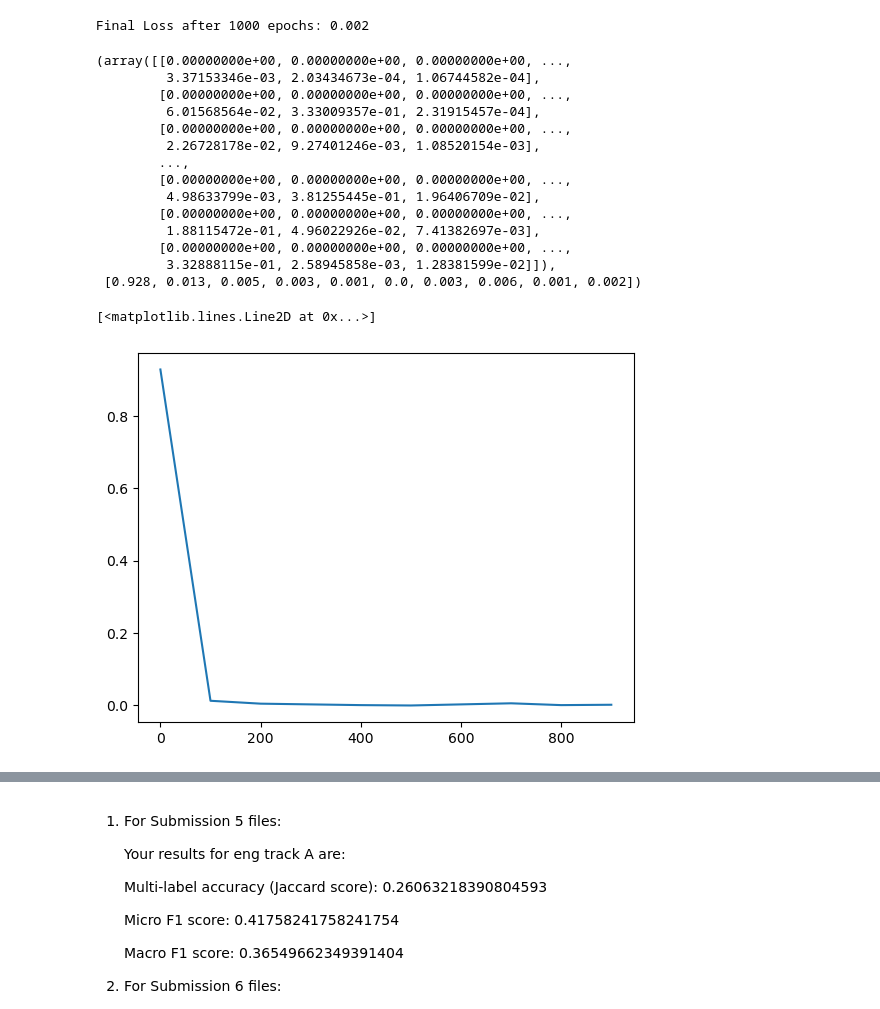
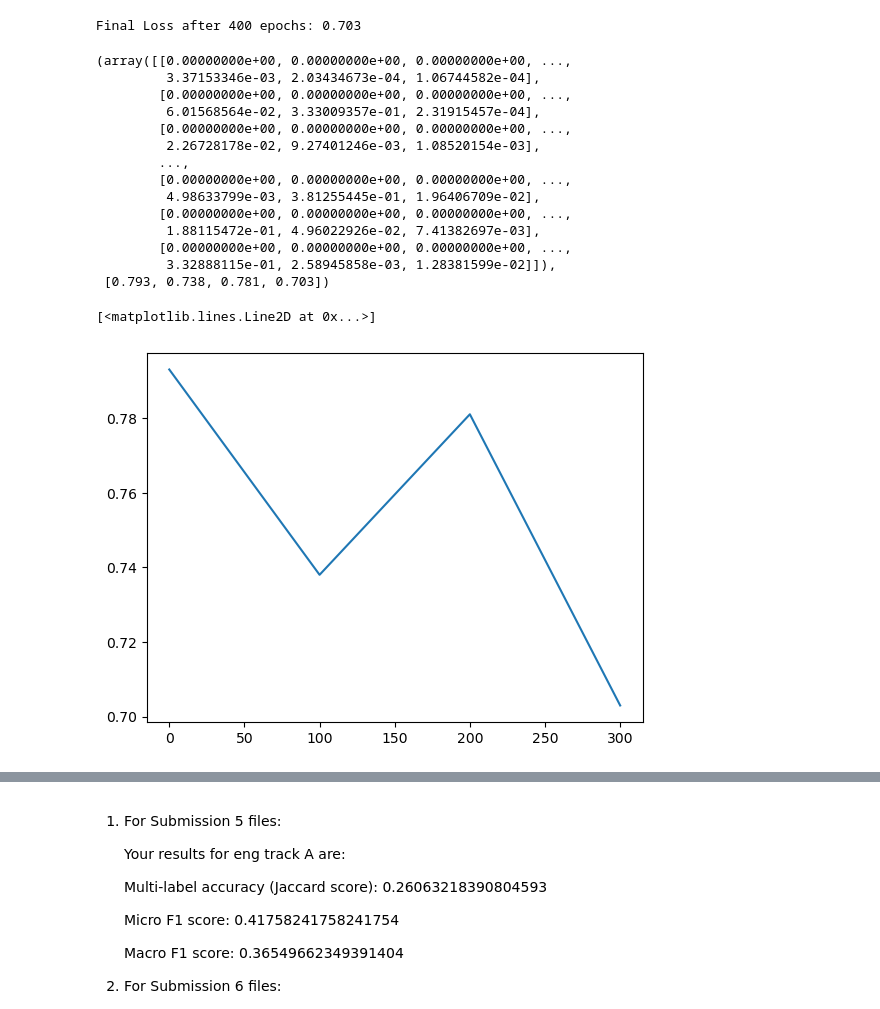
Before and after one commit to angelinewang/semeval-task-11-track-a, a Jupyter notebook: val/Alt4.ipynb, the cells around one changed output, grey strips where cells are left out. Drawn from its saved outputs; the diff is of its cells as text; code cells hidden in the pictures.

Commit message:
Created files using a slightly different variant of Alt4 for 400 epochs

```diff
--- a/val/Alt4.ipynb
+++ b/val/Alt4.ipynb
@@ -3,33 +77,4 @@ import datetime
 # %%
-import numpy as np
-import pandas as pd
-from sklearn.feature_extraction.text import CountVectorizer
-from sklearn.linear_model import LogisticRegression
-from sklearn.preprocessing import OneHotEncoder
-import torch
-import torch.nn as nn
-import torch.optim as optim
-from torch.utils.data import DataLoader, TensorDataset
-from tqdm import tqdm
-from nltk.corpus import stopwords
-from nltk.stem import PorterStemmer, WordNetLemmatizer
-from transformers import BertTokenizer
-from nltk.util import ngrams
-import spacy
-import re
-
-# Load Data
-train = pd.read_csv('../public_data/train/track_a/eng.csv')
-val = pd.read_csv('../public_data/dev/track_a/eng_a.csv')
-emotions = ['Joy', 'Sadness', 'Surprise', 'Fear', 'Anger']
-
-# Preprocessing Config
-config = {'sep_pn': True, 'rm_pn': False, 'apply_lemmatization': True, 'apply_stemming': True, 'add_bigrams': True, 'rm_sw': False}
-
-# Preprocessing Functions
-tokenizer = BertTokenizer.from_pretrained('bert-base-uncased')
-nlp = spacy.load("en_core_web_sm")
-
 def pre_process(text, config):
     def separate_punctuation(text):
         text = re.sub(r"(\w)([.,;:!?'\"”\)])", r"\1 \2", text)
@@ -140,11 +185,11 @@ weights = max(weights)/weights
 # optimizer = optim.Adam(model.parameters(), lr=1e-4, weight_decay=1e-4)
 
 criterion = nn.BCEWithLogitsLoss(pos_weight=torch.Tensor(weights)) # <-- weights assigned to optimiser
-optimizer = optim.SGD(model.parameters(), lr=1e-2, weight_decay=1e-4)
+optimizer = optim.SGD(model.parameters(), lr=1e-4, weight_decay=1e-4) # lr=1e-4
 
 # Training Loop
 losses = []
-for epoch in tqdm(range(1000), desc="Training Loop"):
+for epoch in tqdm(range(400), desc="Training Loop"):
     for features, labels in data_loader:
         optimizer.zero_grad()
         outputs = model(features)
@@ -157,13 +202,13 @@ for epoch in tqdm(range(1000), desc="Training Loop"):
     if epoch % 100 == 0:
         print(f'Epoch {epoch}: Loss: {round(loss.item(),3)}')
         # Save the trained model's weights for future use.
-        torch.save(model.state_dict(), f'./21-12-24(1)/net_epoch_{epoch}.pth')
-        print(f"Saved epoch {epoch} weights to './21-12-24(1)/net_epoch_{epoch}.pth'")
+        torch.save(model.state_dict(), f'./23-12-24/net_epoch_{epoch}.pth')
+        print(f"Saved epoch {epoch} weights to './21-12-24/net_epoch_{epoch}.pth'")
         losses.append(round(loss.item(),3))
-    if epoch == 1000:
+    if epoch == 400:
         print(f'Epoch {epoch}: Loss: {round(loss.item(),3)}')
         # Save the trained model's weights for future use.
-        torch.save(model.state_dict(), f'./21-12-24(1)/net_epoch_{epoch}.pth')
-        print(f"Saved epoch {epoch} weights to './21-12-24(1)/net_epoch_{epoch}.pth'")
+        torch.save(model.state_dict(), f'./23-12-24/net_epoch_{epoch}.pth')
+        print(f"Saved epoch {epoch} weights to './23-12-24/net_epoch_{epoch}.pth'")
         losses.append(round(loss.item(),3))
 # %% [output]
@@ -190,8 +223,8 @@ Saved epoch 900 weights to './21-12-24(1)/net_epoch_900.pth'
 # %%
 # Final Loss
-print(f"Final Loss after 1000 epochs: {losses[-1]}")
+print(f"Final Loss after 400 epochs: {losses[-1]}")
 # %% [output]
-Final Loss after 1000 epochs: 0.002
+Final Loss after 400 epochs: 0.703
 # %%
 final_val_features, losses
 # %% [output]
@@ -208,16 +241,16 @@ final_val_features, losses
          1.88115472e-01, 4.96022926e-02, 7.41382697e-03],
         [0.00000000e+00, 0.00000000e+00, 0.00000000e+00, ...,
          3.32888115e-01, 2.58945858e-03, 1.28381599e-02]]),
- [0.928, 0.013, 0.005, 0.003, 0.001, 0.0, 0.003, 0.006, 0.001, 0.002])
+ [0.793, 0.738, 0.781, 0.703])
 # %%
 import matplotlib.pyplot as plt
 
-eps = [100*i for i in range(0,10)]
+eps = [100*i for i in range(0,4)]
 
 plt.plot(eps, losses)
 # %% [output]
 [<matplotlib.lines.Line2D at 0x...>]
-[figure, old version]
+[figure, new version]
 # %%
 def get_predictions(X_val, model, threshold=0.5):
     sig = nn.Sigmoid()
```
Also changed, not shown: parts of 12 cells of this notebook, 8 other files.
